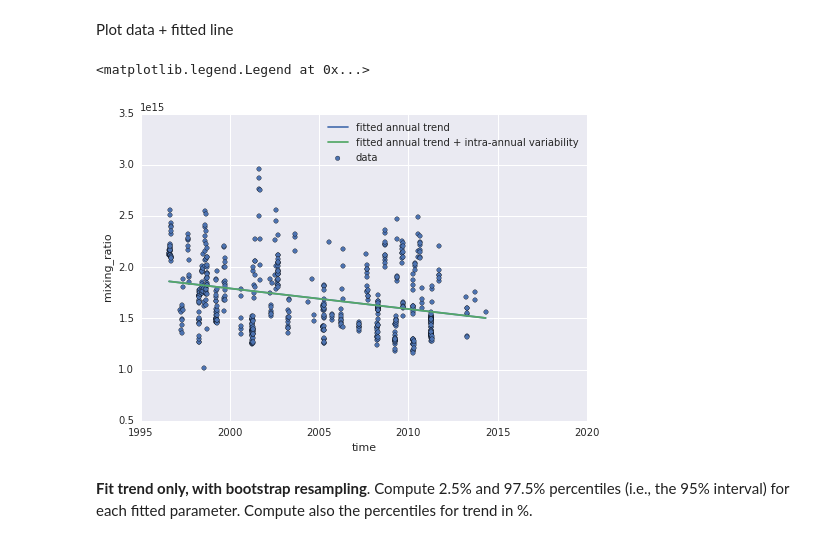
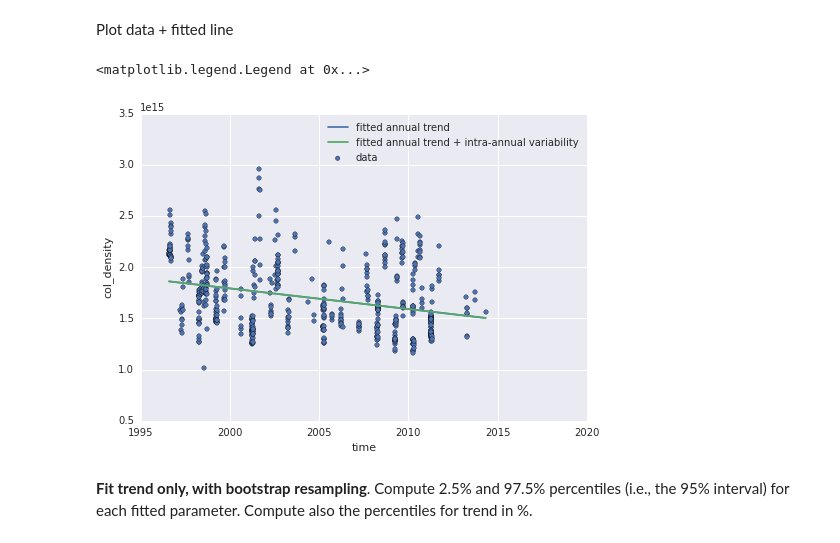
Before and after one commit to ArunNairID/nb_tseries, a Jupyter notebook: Drift_Fourier_Analysis_Bootstrap_CCL4_NYA.ipynb, the cells around one changed output. Saved outputs shown, nothing was run; the diff lists cells and outputs as text; code cells hidden in the pictures.

Commit message:
changed name: mixing ratio to column density

```diff
--- a/Drift_Fourier_Analysis_Bootstrap_CCL4_NYA.ipynb
+++ b/Drift_Fourier_Analysis_Bootstrap_CCL4_NYA.ipynb
@@ -190,12 +190,12 @@ def get_slope_percent(slope, intercept):
 Import the data from CSV
 # %%
 ccl4_nya = pd.read_csv('data/CCL4_NYA.csv', header=None,
-                       names=['time', 'mixing_ratio'])
+                       names=['time', 'col_density'])
 # %% [markdown]
 **Fit trend only (no fourier parameters added to the model), without bootstrapping**. Also express trend as percentage.
 # %%
 x = ccl4_nya['time'].values
-y = ccl4_nya['mixing_ratio'].values
+y = ccl4_nya['col_density'].values
 w = np.ones_like(x)
 fourier_degree = 0   # fit trend only
 
@@ -218,14 +218,14 @@ std of residuals: 3.186E+14 molec./cm2
 # %% [markdown]
 Plot data + fitted line
 # %%
-ccl4_nya.plot(x='time', y='mixing_ratio', kind='scatter', label='data')
+ccl4_nya.plot(x='time', y='col_density', kind='scatter', label='data')
 plt.plot(x, f_drift(x), label='fitted annual trend')
 plt.plot(x, f_driftfourier(x),
          label='fitted annual trend + intra-annual variability')
 plt.legend()
 # %% [output]
 <matplotlib.legend.Legend at 0x...>
-[figure, old version]
+[figure, new version]
 # %% [markdown]
 **Fit trend only, with bootstrap resampling**. Compute 2.5% and 97.5% percentiles (i.e., the 95% interval) for each fitted parameter. Compute also the percentiles for trend in %.
 # %%
```
Also changed, not shown: parts of 1 cell of this notebook.
